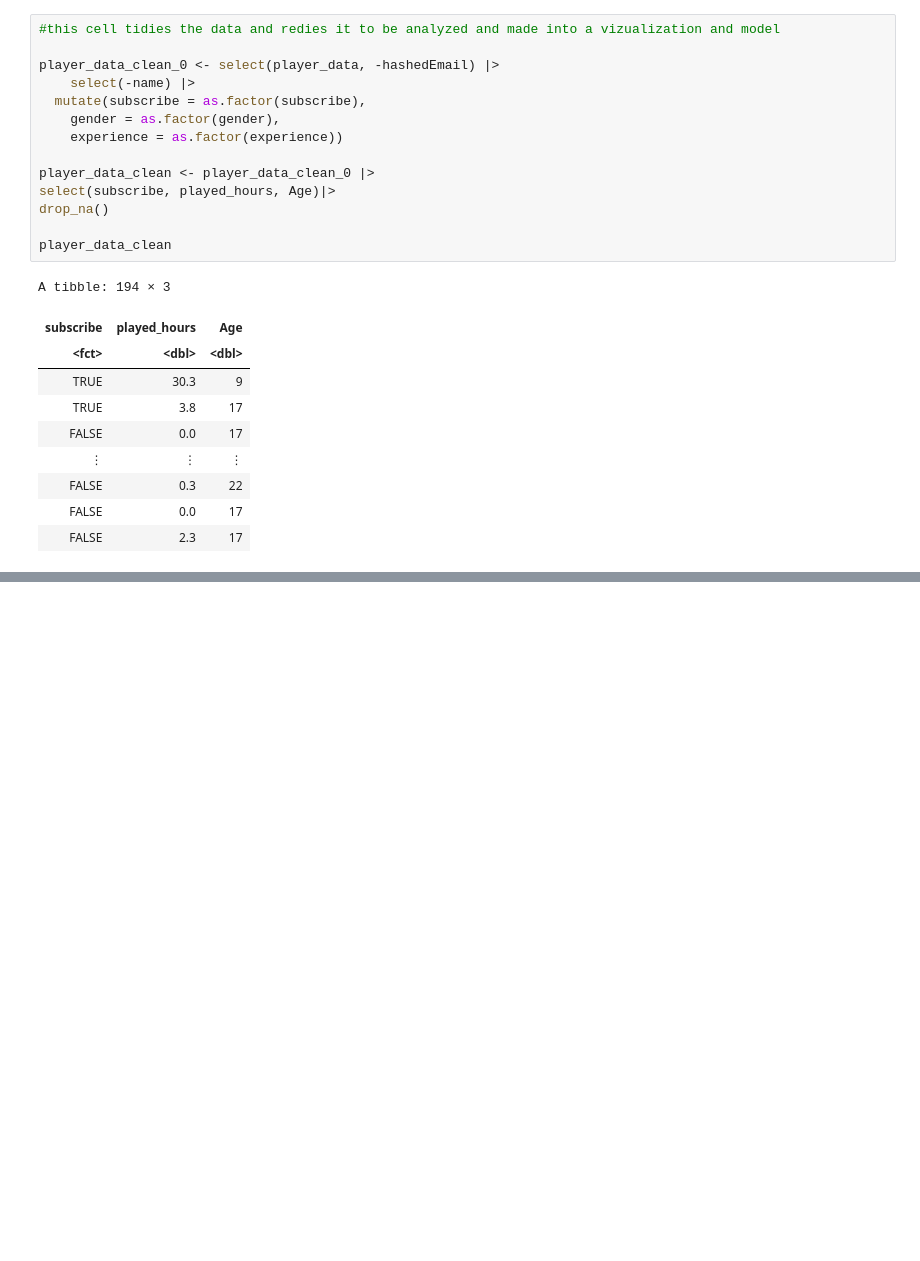
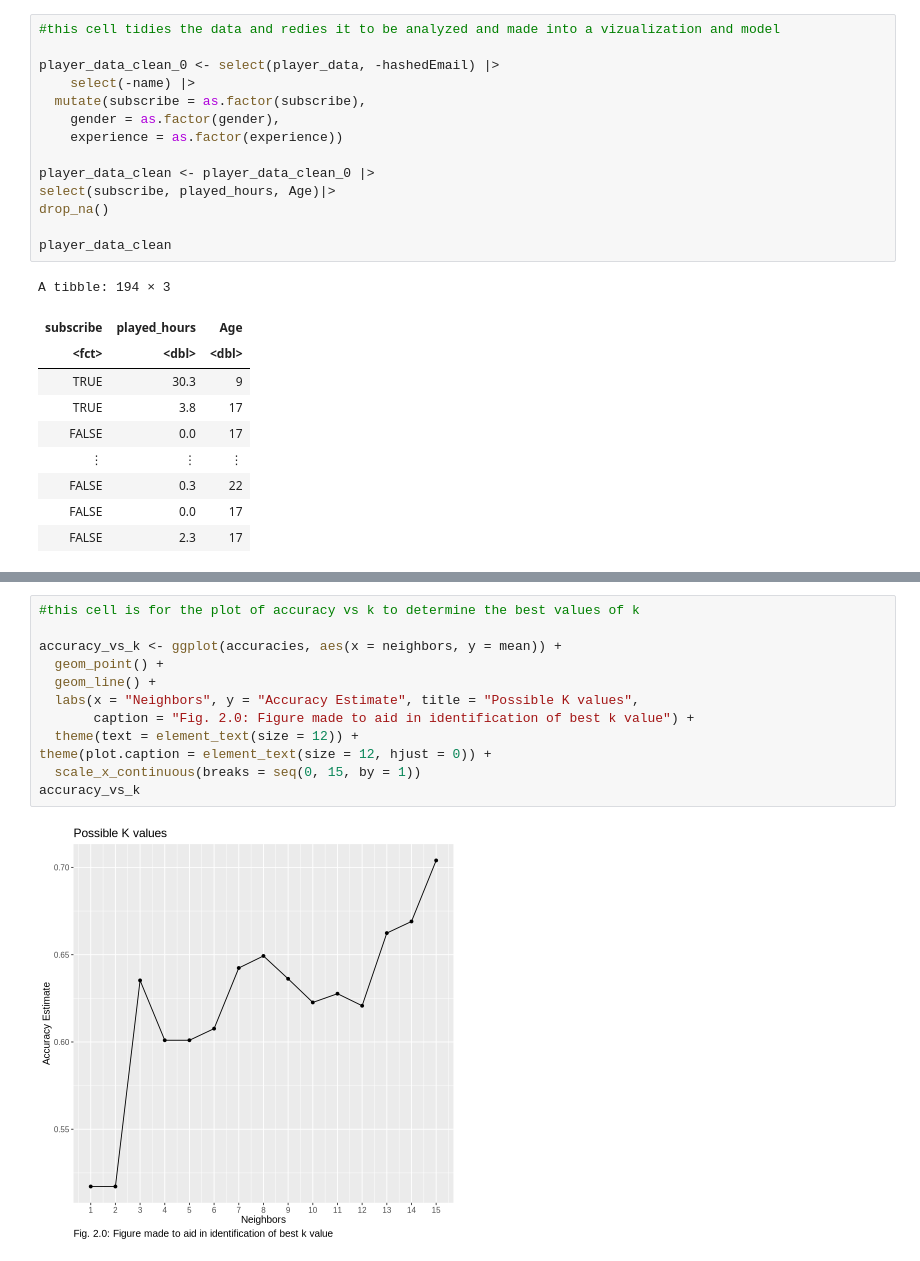
Before and after one commit to Rico-rgb/dsci-100-project-template, a Jupyter notebook: project real.ipynb, the cells around one changed output, grey strips where cells are left out. Saved outputs shown, nothing was run; the diff lists cells and outputs as text; blank space fills up the shorter version.

```diff
--- a/project real.ipynb
+++ b/project real.ipynb
@@ -151,4 +162,18 @@ best_k <- knn_workflow |>
 best_k
 # %% [output]
 [1] 15
+# %%
+#this cell is for the plot of accuracy vs k to determine the best values of k
+
+accuracy_vs_k <- ggplot(accuracies, aes(x = neighbors, y = mean)) +
+  geom_point() +
+  geom_line() +
+  labs(x = "Neighbors", y = "Accuracy Estimate", title = "Possible K values",
+       caption = "Fig. 2.0: Figure made to aid in identification of best k value") +
+  theme(text = element_text(size = 12)) +
+theme(plot.caption = element_text(size = 12, hjust = 0)) +
+  scale_x_continuous(breaks = seq(0, 15, by = 1))
+accuracy_vs_k
+# %% [output]
+[figure, added]
 # %%
```
Also changed, not shown: parts of 6 cells of this notebook.
